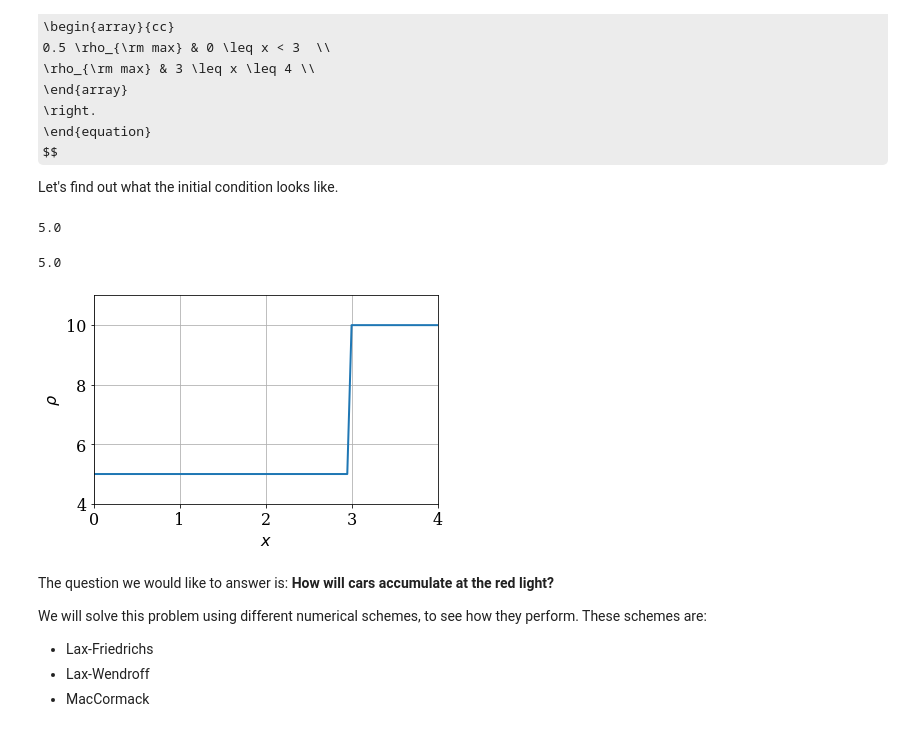
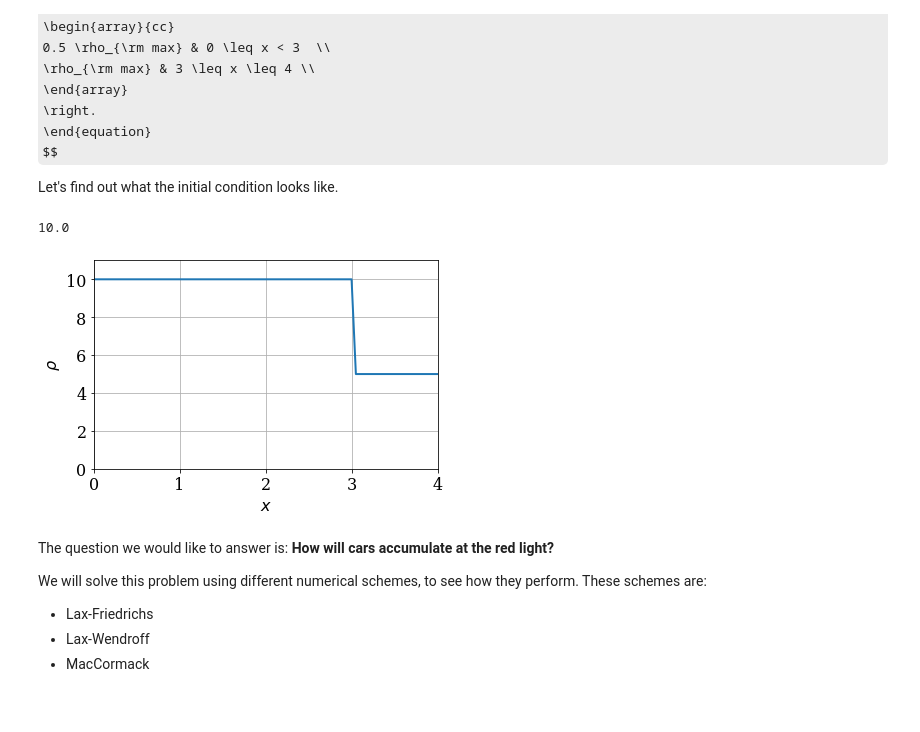
Before and after one commit to NoeDurandard/first_repo-1, a Jupyter notebook: numerical-mooc/working/03_wave/03_02_convectionSchemes.ipynb, the cells around one changed output. Saved outputs shown, nothing was run; the diff lists cells and outputs as text; code cells hidden in the pictures; some formulas as TeX source.

```diff
--- a/numerical-mooc/working/03_wave/03_02_convectionSchemes.ipynb
+++ b/numerical-mooc/working/03_wave/03_02_convectionSchemes.ipynb
@@ -54,7 +54,7 @@ def rho_red_light(x, rho_max):
         as a 1D array of floats.
     """
     rho = rho_max * numpy.ones_like(x)
-    mask = numpy.where(x < 3.0)
+    mask = numpy.where(x > 3.0)
     rho[mask] = 0.5 * rho_max
     return rho
 # %%
@@ -73,21 +73,20 @@ x = numpy.linspace(0.0, L, num=nx)
 rho0 = rho_red_light(x, rho_max)
 print(rho0[40])
 # %% [output]
-5.0
+10.0
 # %%
 # Plot the initial traffic density.
 fig = pyplot.figure(figsize=(6.0, 4.0))
 pyplot.xlabel(r'$x$')
 pyplot.ylabel(r'$\rho$')
 pyplot.grid()
 line = pyplot.plot(x, rho0,
                    color='C0', linestyle='-', linewidth=2)[0]
 pyplot.xlim(0.0, L)
-pyplot.ylim(4.0, 11.0)
+pyplot.ylim(0.0, 11.0)
 pyplot.tight_layout()
 # %% [output]
-5.0
-[figure, old version]
+[figure, new version]
 # %% [markdown]
 The question we would like to answer is: **How will cars accumulate at the red light?**
 
```
Also changed, not shown: parts of 2 cells of this notebook, 2 other files.
